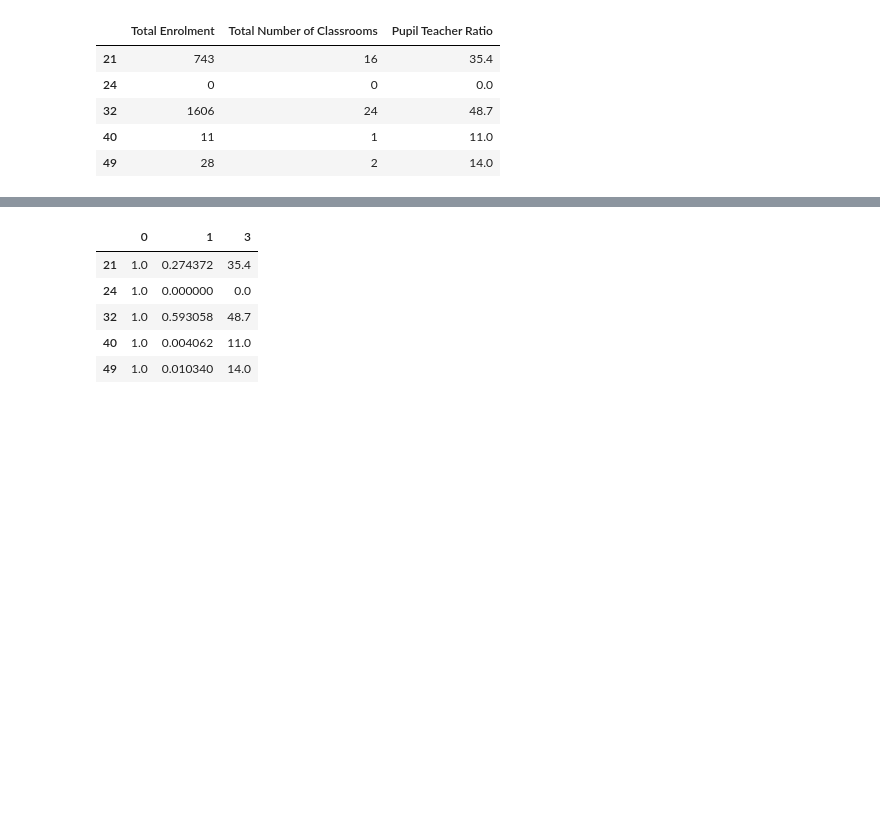
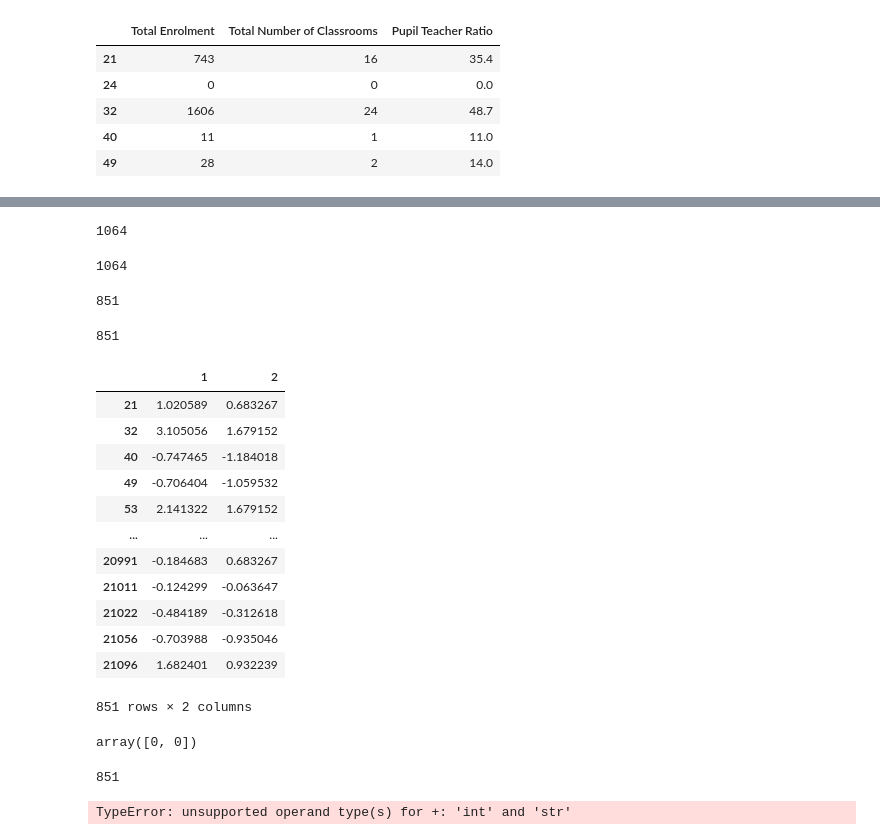
Before and after one commit to Yeghon/CCI508, a Jupyter notebook: multivariate test 02.ipynb, the cells around one changed output, grey strips where cells are left out. Saved outputs shown, nothing was run; the diff lists cells and outputs as text; code cells hidden in the pictures; blank space fills up the shorter version.

```diff
--- a/multivariate test 02.ipynb
+++ b/multivariate test 02.ipynb
@@ -61,11 +224,8 @@ y = df.iloc[:, 3]
-# %%
-for i in range(1, len(X.columns)):
-    X[i-1] = X[i-1]/np.max(X[i-1])
-X.head()
-# %% [output]
-|  | 0 | 1 | 3 |
-| 21 | 1.0 | 0.274372 | 35.4 |
-| 24 | 1.0 | 0.000000 | 0.0 |
-| 32 | 1.0 | 0.593058 | 48.7 |
-| 40 | 1.0 | 0.004062 | 11.0 |
-| 49 | 1.0 | 0.010340 | 14.0 |
+# %%
+len(X)
+# %% [output]
+1064
+# %%
+len(y)
+# %% [output]
+1064
@@ -72,7 +237,37 @@ X.head()
+# %%
+len(XTrain)
+# %% [output]
+851
+# %%
+len(yTrain)
+# %% [output]
+851
+# %%
+XTrain
+# %% [output]
+|  | 1 | 2 |
+| 21 | 1.020589 | 0.683267 |
+| 32 | 3.105056 | 1.679152 |
+| 40 | -0.747465 | -1.184018 |
+| 49 | -0.706404 | -1.059532 |
+| 53 | 2.141322 | 1.679152 |
+| ... | ... | ... |
+| 20991 | -0.184683 | 0.683267 |
+| 21011 | -0.124299 | -0.063647 |
+| 21022 | -0.484189 | -0.312618 |
+| 21056 | -0.703988 | -0.935046 |
+| 21096 | 1.682401 | 0.932239 |
+851 rows × 2 columns
 # %%
-theta = np.array([0]*len(X.columns))
+theta = np.array([0]*len(XTrain.columns))
+theta
+# %% [output]
+array([0, 0])
 # %%
-m = len(df)
+m = len(XTrain)
+m
+# %% [output]
+851
 # %%
 def hypothesis(theta, X):
     return theta*X
@@ -95,5 +290,7 @@ def gradientDescent(X, y, theta, alpha, i):
         k += 1
     return J, j, theta
 # %%
-J, j, theta = gradientDescent(X, y, theta, 0.001, 10000)
+J, j, theta = gradientDescent(XTrain, yTrain, theta, 0.001, 1000)
+# %% [output]
+TypeError: unsupported operand type(s) for +: 'int' and 'str'
 # %%
```
Also changed, not shown: parts of 28 cells of this notebook.
